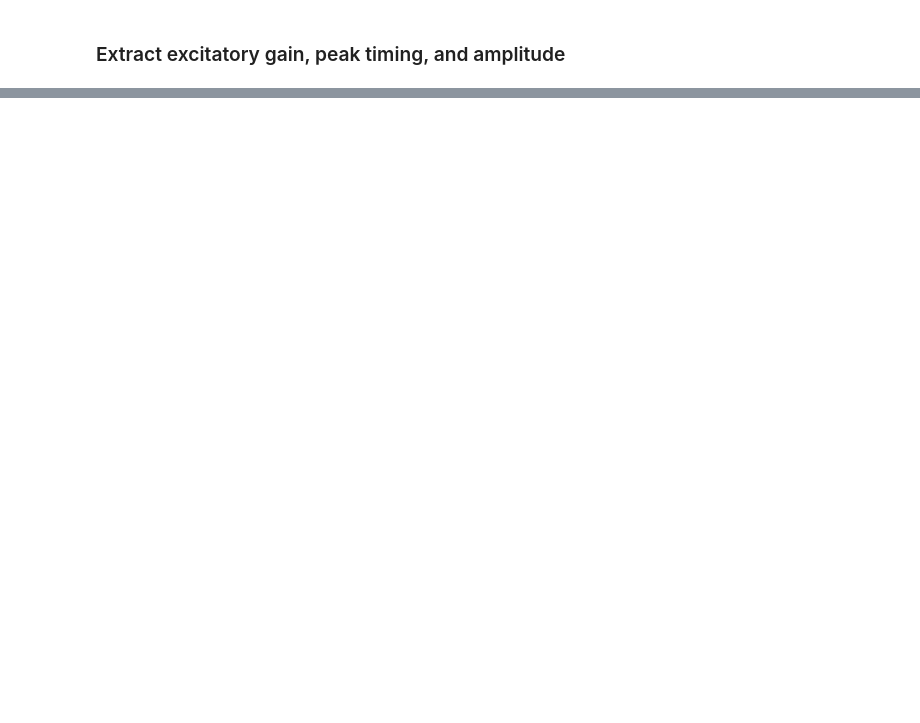
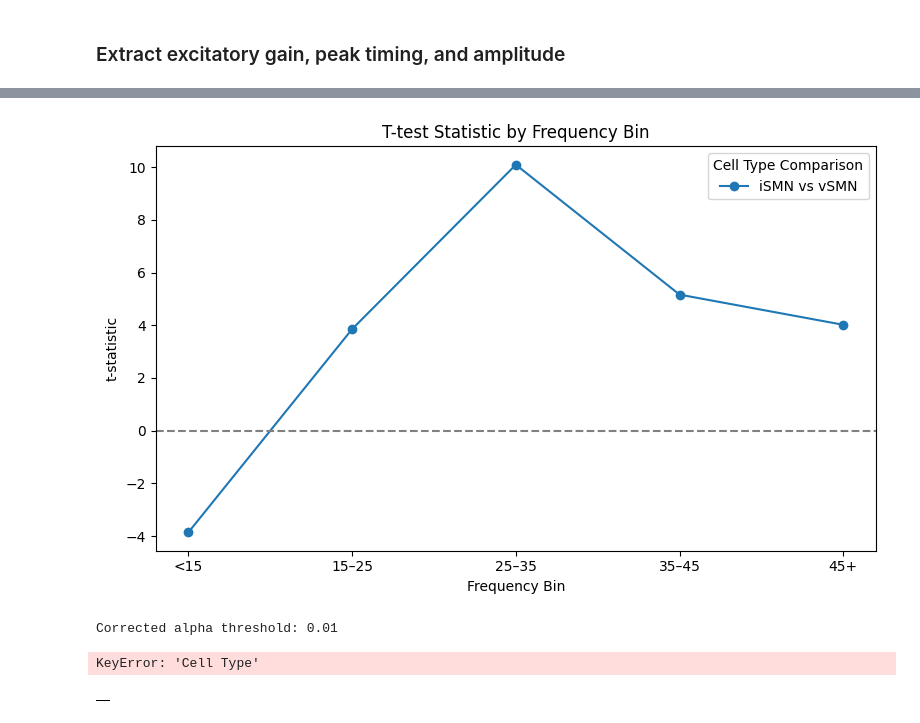
Before and after one commit to haleycab/murray-neuroscience-lab, a Jupyter notebook: Hennemans/replacateanalysis.ipynb, the cells around one changed output, grey strips where cells are left out. Cells and saved outputs as stored; diff of their text form; code cells hidden in the pictures; blank space fills up the shorter version.

```diff
--- a/Hennemans/replacateanalysis.ipynb
+++ b/Hennemans/replacateanalysis.ipynb
@@ -209,0 +1554,66 @@ SyntaxError: invalid syntax (<unknown>, line 1)
+# %%
+import matplotlib.pyplot as plt
+
+def plot_tstats_by_freq(tstats_df, celltype_pair=None):
+    """
+    Plots t-statistics across frequency bins from a t-test results DataFrame.
+
+    Parameters:
+        tstats_df : pd.DataFrame
+            Must contain columns: 'Freq Bin', 'Cell Type_1', 'Cell Type_2', 't_stat', 'p_value'
+        celltype_pair : tuple (optional)
+            Filter to a specific pair, e.g. ('iSMN', 'vSMN')
+    """
+    # Optional filter
+    if celltype_pair:
+        tstats_df = tstats_df[
+            ((tstats_df['Cell Type_1'] == celltype_pair[0]) & (tstats_df['Cell Type_2'] == celltype_pair[1])) |
+            ((tstats_df['Cell Type_1'] == celltype_pair[1]) & (tstats_df['Cell Type_2'] == celltype_pair[0]))
+        ]
+
+    # Sort frequency bins in a logical order
+    freq_order = ['<15', '15–25', '25–35', '35–45', '45+']
+    tstats_df['Freq Bin'] = pd.Categorical(tstats_df['Freq Bin'], categories=freq_order, ordered=True)
+    tstats_df = tstats_df.sort_values('Freq Bin')
+
+    # Create labels for each pair
+    tstats_df['Comparison'] = tstats_df['Cell Type_1'] + ' vs ' + tstats_df['Cell Type_2']
+
+    plt.figure(figsize=(8, 5))
+
+    for label in tstats_df['Comparison'].unique():
+        df_subset = tstats_df[tstats_df['Comparison'] == label]
+        plt.plot(df_subset['Freq Bin'], df_subset['t_stat'], marker='o', label=label)
+
+    plt.axhline(0, color='gray', linestyle='--')
+    plt.xlabel('Frequency Bin')
+    plt.ylabel('t-statistic')
+    plt.title('T-test Statistic by Frequency Bin')
+    plt.legend(title='Cell Type Comparison')
+    plt.tight_layout()
+    plt.show()
+plot_tstats_by_freq(ttest_results_celltype3)  # plot all comparisons
+# %% [output]
+[figure, added]
+# %%
+ttest_df_corrected, corrected_alpha = bonferroni_correction(ttest_results_celltype3)
+print(f"Corrected alpha threshold: {corrected_alpha}")
+# %% [output]
+Corrected alpha threshold: 0.01
+# %%
+plot_ttest_heatmap_matplotlib(
+    ttest_df_corrected,
+    freq_col='Freq Bin',
+    group_col='Cell Type',         # or 'Rin Bin', depending on your test
+    compare_col1='Cell Type_1',      # or 'Cell Type_1'
+    compare_col2='Cell Type_2',      # or 'Cell Type_2'
+    value_col='p_value_corrected',
+    alpha=0.05,
+    title="T-test Bonferroni-corrected p-values"
+)
+# %% [output]
+KeyError: 'Cell Type'
+# %%
+ttest_results_celltype
+# %% [output]
+|  |
```
Also changed, not shown: parts of 86 cells of this notebook, 9 other files.
